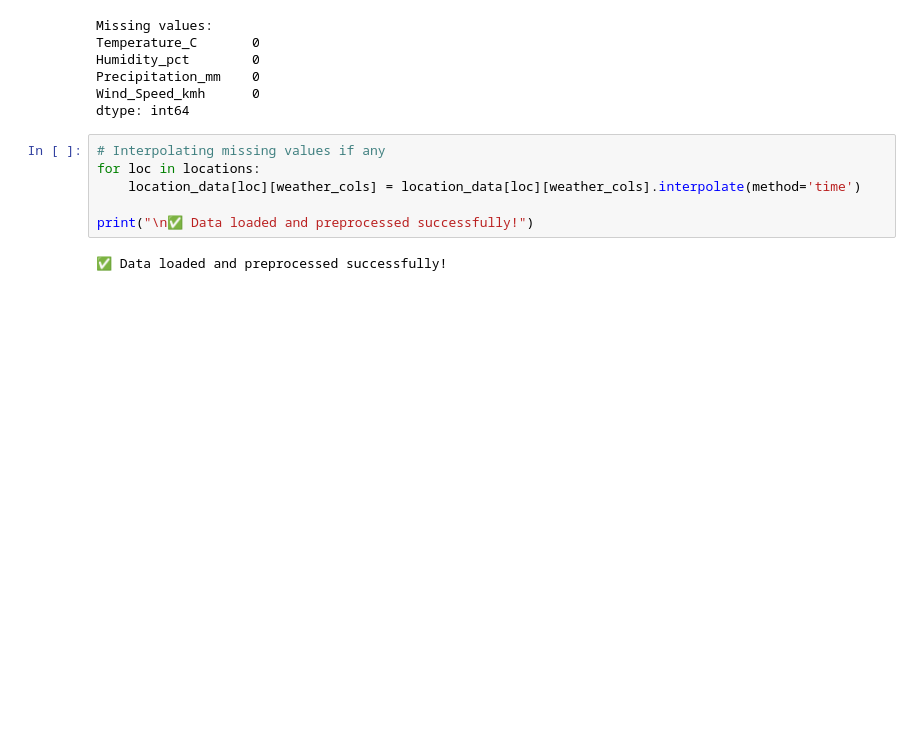
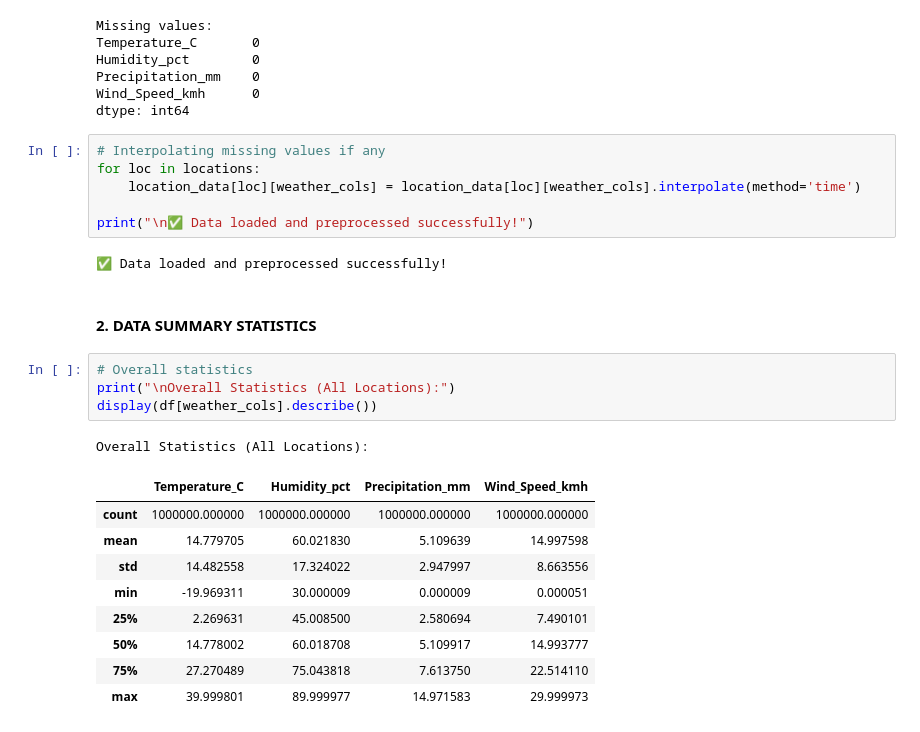
Before and after one commit to InfinitePraveen/Weather-Data-Dashboard, a Jupyter notebook: notebooks/analysis.ipynb, the cells around one changed output. Drawn from its saved outputs; the diff is of its cells as text; blank space fills up the shorter version.

```diff
--- a/notebooks/analysis.ipynb
+++ b/notebooks/analysis.ipynb
@@ -100,3 +100,20 @@ for loc in locations:
 print("\n✅ Data loaded and preprocessed successfully!")
 # %% [output]
 ✅ Data loaded and preprocessed successfully!
+# %% [markdown]
+#### 2. DATA SUMMARY STATISTICS
+# %%
+# Overall statistics
+print("\nOverall Statistics (All Locations):")
+display(df[weather_cols].describe())
+# %% [output]
+Overall Statistics (All Locations):
+|  | Temperature_C | Humidity_pct | Precipitation_mm | Wind_Speed_kmh |
+| count | 1000000.000000 | 1000000.000000 | 1000000.000000 | 1000000.000000 |
+| mean | 14.779705 | 60.021830 | 5.109639 | 14.997598 |
+| std | 14.482558 | 17.324022 | 2.947997 | 8.663556 |
+| min | -19.969311 | 30.000009 | 0.000009 | 0.000051 |
+| 25% | 2.269631 | 45.008500 | 2.580694 | 7.490101 |
+| 50% | 14.778002 | 60.018708 | 5.109917 | 14.993777 |
+| 75% | 27.270489 | 75.043818 | 7.613750 | 22.514110 |
+| max | 39.999801 | 89.999977 | 14.971583 | 29.999973 |
```
Also changed, not shown: parts of 2 cells of this notebook.
